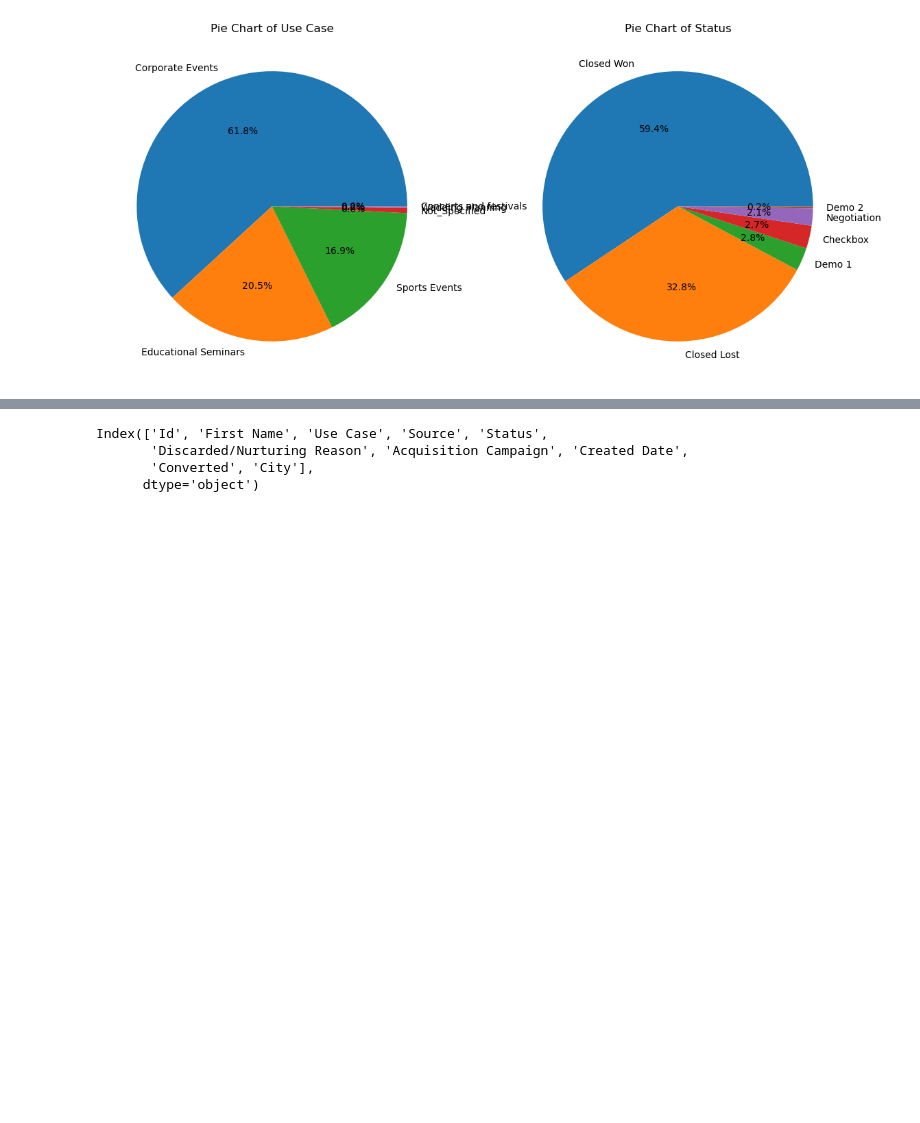
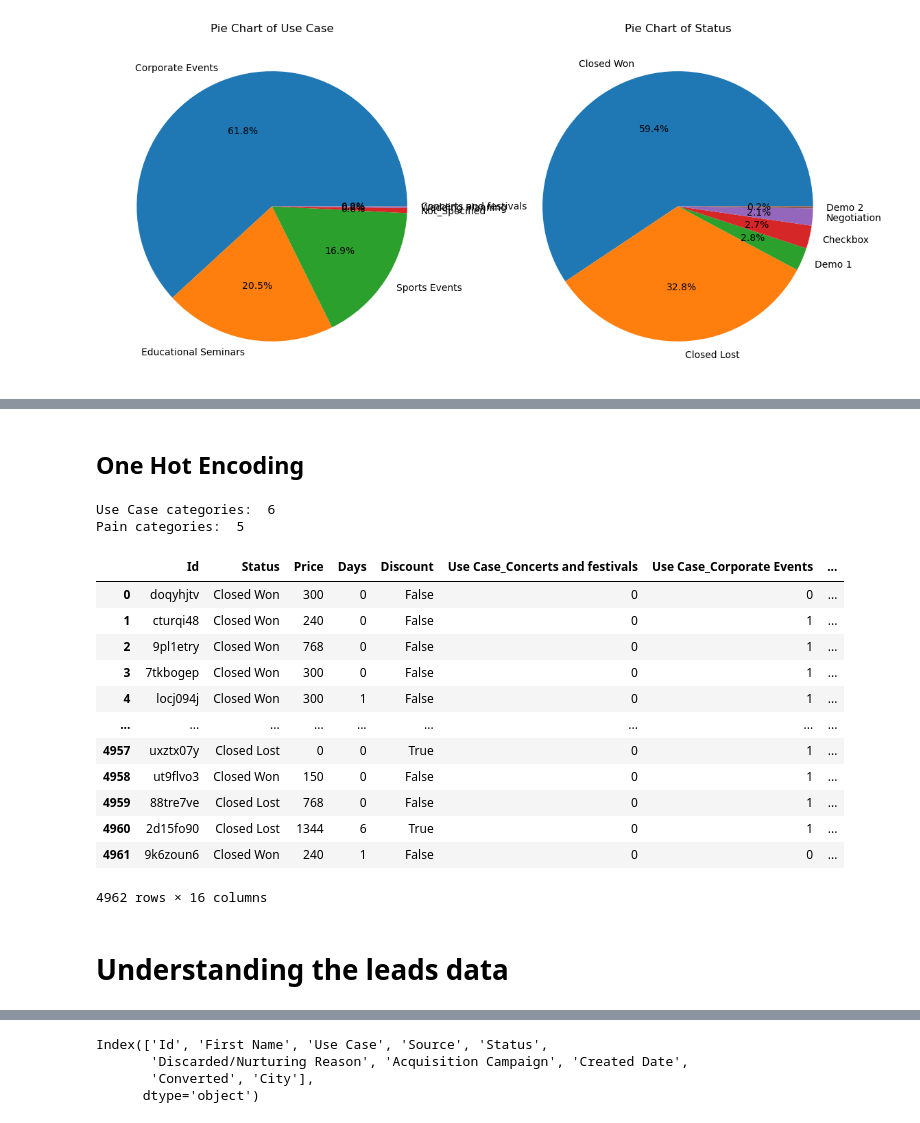
Before and after one commit to Alejolamilla/Data_Scientist-_Technical_Test, a Jupyter notebook: Notebooks/02_EDA_&_Enrichment.ipynb, the cells around one changed output, grey strips where cells are left out. Cells and saved outputs as stored; diff of their text form; code cells hidden in the pictures; blank space fills up the shorter version.

Commit message:
One hot encoding

```diff
--- a/Notebooks/02_EDA_&_Enrichment.ipynb
+++ b/Notebooks/02_EDA_&_Enrichment.ipynb
@@ -65,0 +73,6 @@ plt.show()
+# %%
+# Removing unnecessary columns
+# "Created Date", "Close Date": already have a column to know how many days took the process
+# "Discount code": Already have a column that specified if a code was used or not (the specific code isnt relevant)
+# "Loss Reason": gives info of the target variable overfitting the model
+offers_reduced = offers_df.drop(["Created Date", "Close Date", "Discount code", "Loss Reason"], axis=1)
@@ -66,3 +95,36 @@ plt.show()
+# %% [markdown]
+## One Hot Encoding
+# %%
+print("Use Case categories: ", len(offers_reduced["Use Case"].unique()))
+print("Pain categories: ", len(offers_reduced["Pain"].unique()))
+# %% [output]
+Use Case categories:  6
+Pain categories:  5
+# %%
+offers_encoded = pd.get_dummies(offers_reduced, columns=["Use Case","Pain"])
+# %%
+offers_encoded["Price"] = offers_encoded["Price"].replace({"Not_Specified": "0"})
+
+offers_encoded["Price"] = offers_encoded["Price"].astype(float).astype(int)
+offers_encoded["Days"] = offers_encoded["Days"].dt.days
+# %%
+offers_encoded
+# %% [output]
+|  | Id | Status | Price | Days | Discount | Use Case_Concerts and festivals | Use Case_Corporate Events | ... |
+| 0 | doqyhjtv | Closed Won | 300 | 0 | False | 0 | 0 | ... |
+| 1 | cturqi48 | Closed Won | 240 | 0 | False | 0 | 1 | ... |
+| 2 | 9pl1etry | Closed Won | 768 | 0 | False | 0 | 1 | ... |
+| 3 | 7tkbogep | Closed Won | 300 | 0 | False | 0 | 1 | ... |
+| 4 | locj094j | Closed Won | 300 | 1 | False | 0 | 1 | ... |
+| ... | ... | ... | ... | ... | ... | ... | ... | ... |
+| 4957 | uxztx07y | Closed Lost | 0 | 0 | True | 0 | 1 | ... |
+| 4958 | ut9flvo3 | Closed Won | 150 | 0 | False | 0 | 1 | ... |
+| 4959 | 88tre7ve | Closed Lost | 768 | 0 | False | 0 | 1 | ... |
+| 4960 | 2d15fo90 | Closed Lost | 1344 | 6 | True | 0 | 1 | ... |
+| 4961 | 9k6zoun6 | Closed Won | 240 | 1 | False | 0 | 0 | ... |
+4962 rows × 16 columns
+# %% [markdown]
+# Understanding the leads data
 # %%
 leads_df
 # %% [output]
```
Also changed, not shown: parts of 21 cells of this notebook, 2 other files.
